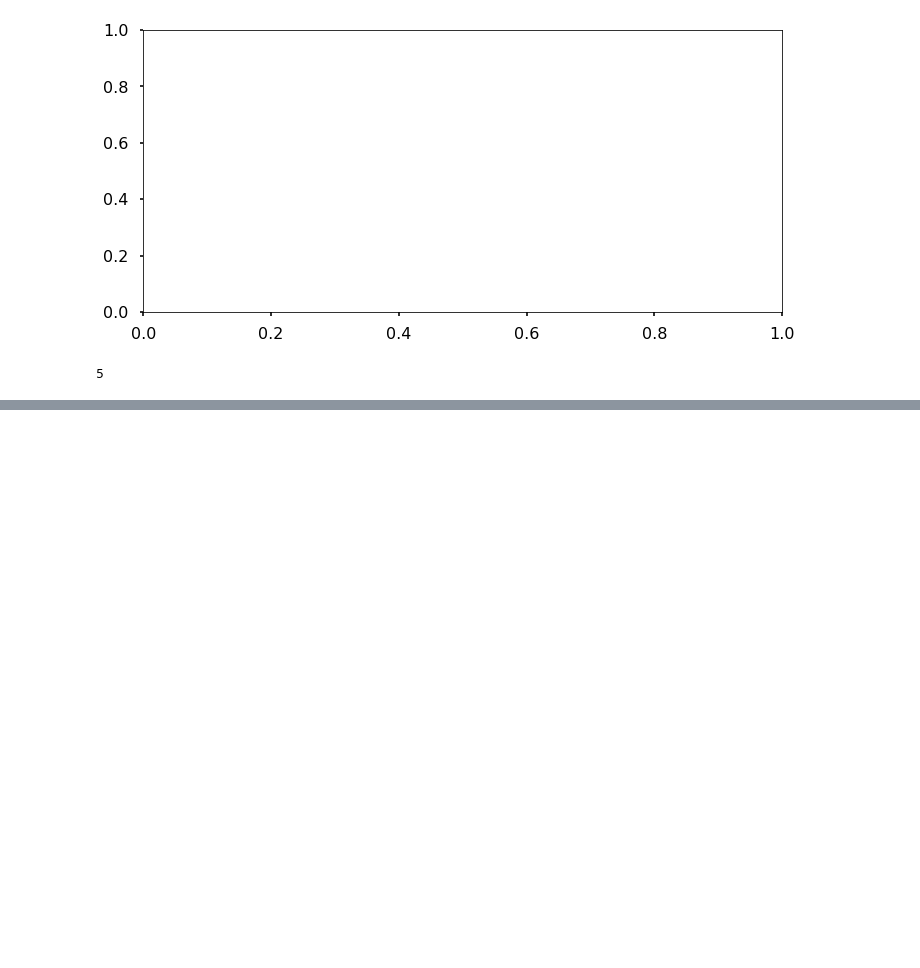
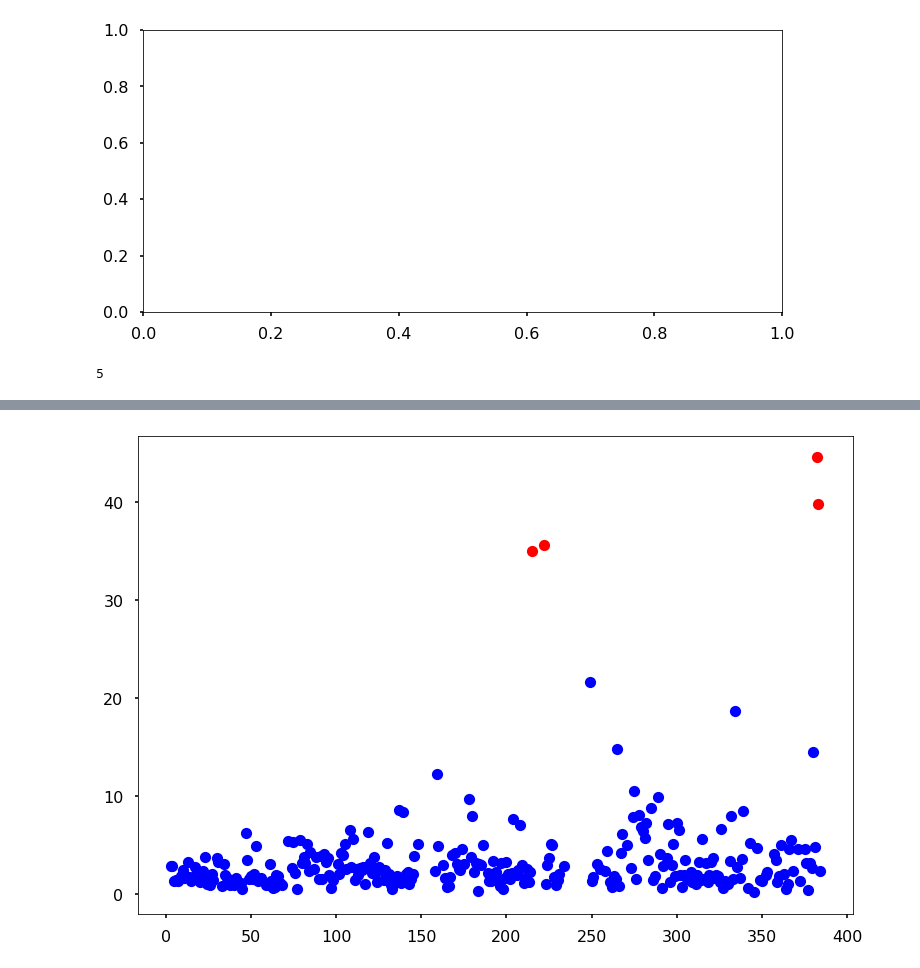
Before and after one commit to itsMahad/ManducaMultiSenseFeeding, a Jupyter notebook: Step6_ConsolidateData_CalculateParameters_ForEachFloralType_Mahad-Copy1.ipynb, the cells around one changed output, grey strips where cells are left out. Saved outputs shown, nothing was run; the diff lists cells and outputs as text; code cells hidden in the pictures; blank space fills up the shorter version.

```diff
--- a/Step6_ConsolidateData_CalculateParameters_ForEachFloralType_Mahad-Copy1.ipynb
+++ b/Step6_ConsolidateData_CalculateParameters_ForEachFloralType_Mahad-Copy1.ipynb
@@ -361,0 +378,6 @@ part_of_df
+# %%
+plt.plot(L01Data.DiscoveryTime[L01Data.outlier_ID == True]/100, 'o', color = 'red')
+plt.plot(L01Data.DiscoveryTime[L01Data.outlier_ID == False]/100, 'o', color = 'blue')
+notoutliers = L01Data[L01Data.outlier_ID == False]
+# %% [output]
+[figure, added]
```
Also changed, not shown: parts of 13 cells of this notebook.
